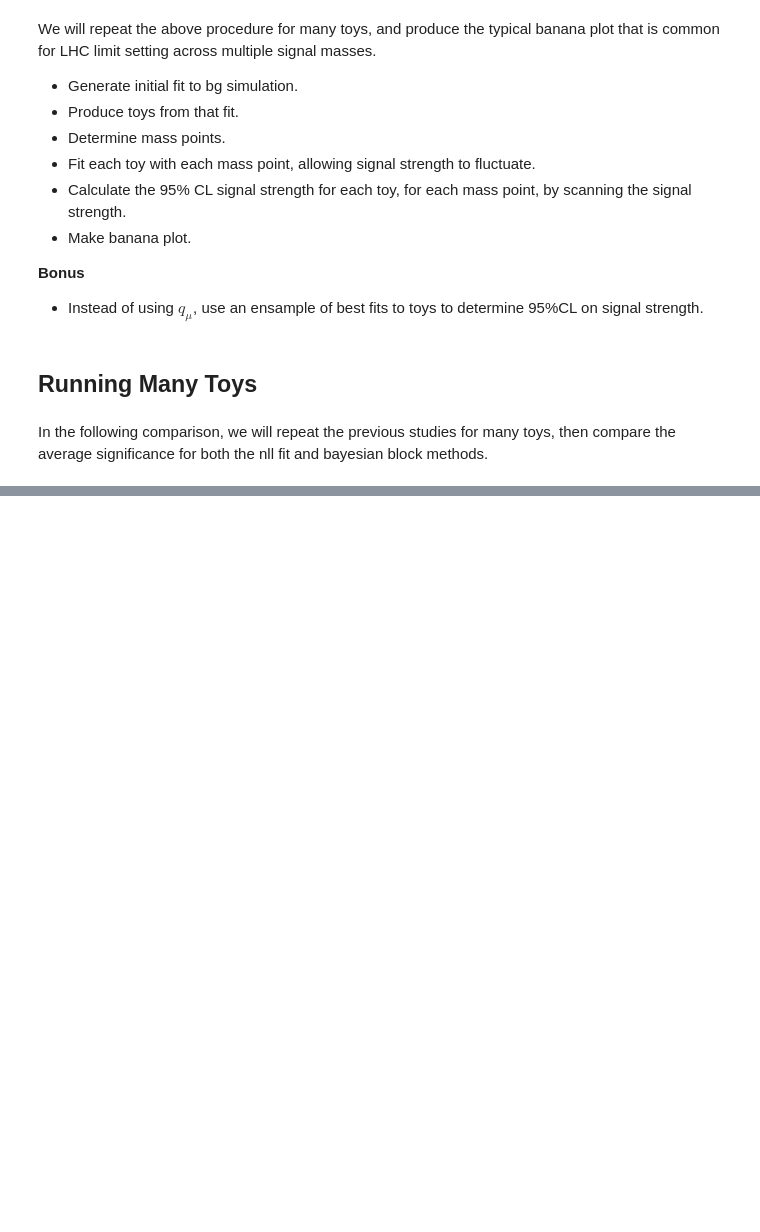
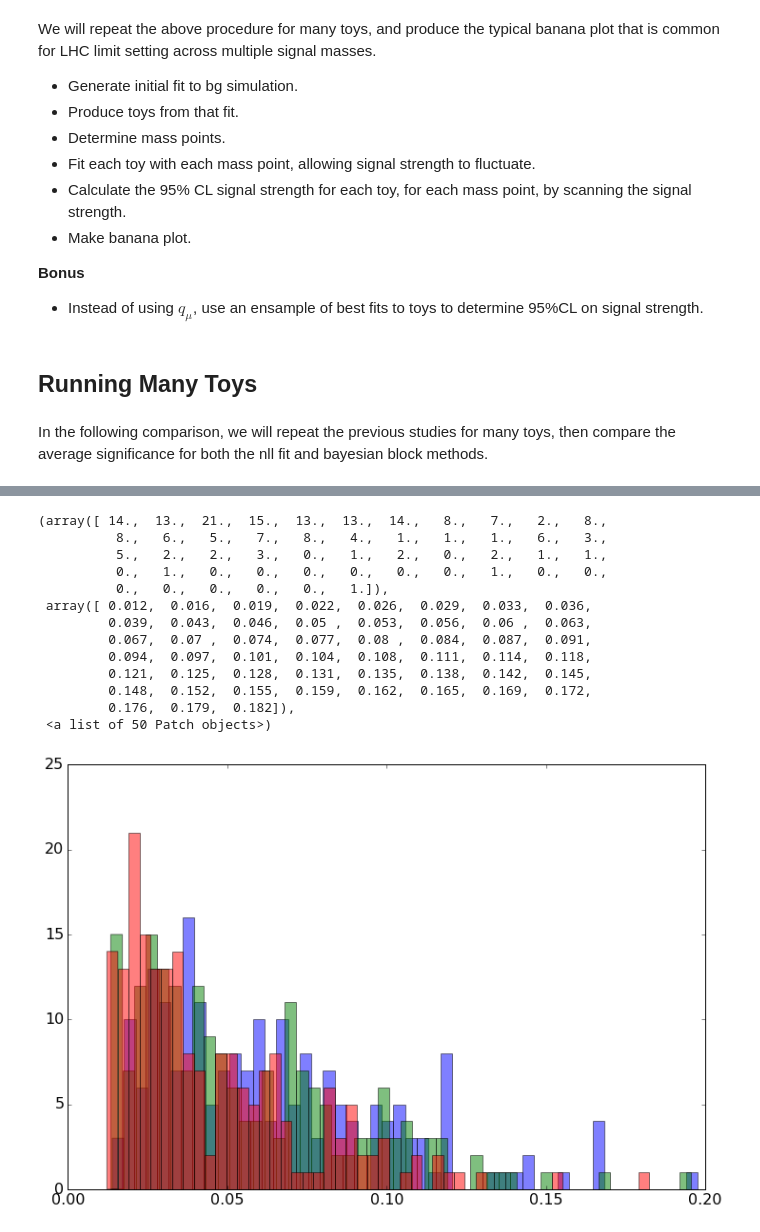
Before and after one commit to pollackscience/BayesianBlocks, a Jupyter notebook: bb/hep/bh_writeup.ipynb, the cells around one changed output, grey strips where cells are left out. Cells and saved outputs as stored; diff of their text form; code cells hidden in the pictures; blank space fills up the shorter version.

```diff
--- a/bb/hep/bh_writeup.ipynb
+++ b/bb/hep/bh_writeup.ipynb
@@ -439,5 +423,21 @@ plt.legend()
 # %%
 plt.hist(binned_A[0], bins=50, alpha=0.5)
 plt.hist(binned_A_100[0], bins=50, alpha=0.5)
+plt.hist(unbinned_A[0], bins=50, alpha=0.5)
+# %% [output]
+(array([ 14.,  13.,  21.,  15.,  13.,  13.,  14.,   8.,   7.,   2.,   8.,
+          8.,   6.,   5.,   7.,   8.,   4.,   1.,   1.,   1.,   6.,   3.,
+          5.,   2.,   2.,   3.,   0.,   1.,   2.,   0.,   2.,   1.,   1.,
+          0.,   1.,   0.,   0.,   0.,   0.,   0.,   0.,   1.,   0.,   0.,
+          0.,   0.,   0.,   0.,   0.,   1.]),
+ array([ 0.012,  0.016,  0.019,  0.022,  0.026,  0.029,  0.033,  0.036,
+         0.039,  0.043,  0.046,  0.05 ,  0.053,  0.056,  0.06 ,  0.063,
+         0.067,  0.07 ,  0.074,  0.077,  0.08 ,  0.084,  0.087,  0.091,
+         0.094,  0.097,  0.101,  0.104,  0.108,  0.111,  0.114,  0.118,
+         0.121,  0.125,  0.128,  0.131,  0.135,  0.138,  0.142,  0.145,
+         0.148,  0.152,  0.155,  0.159,  0.162,  0.165,  0.169,  0.172,
+         0.176,  0.179,  0.182]),
+ <a list of 50 Patch objects>)
+[figure, added]
 # %%
 plt.plot(binned_A[0], binned_A_100[0], 'bo')
```
Also changed, not shown: parts of 5 cells of this notebook, 3 other files.
